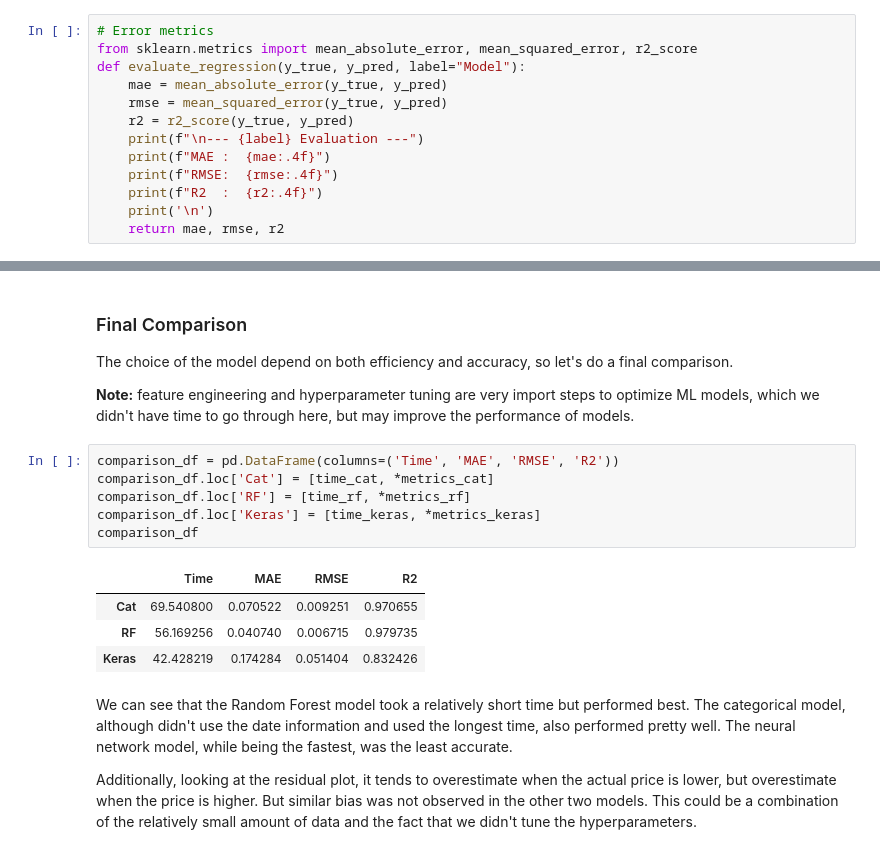
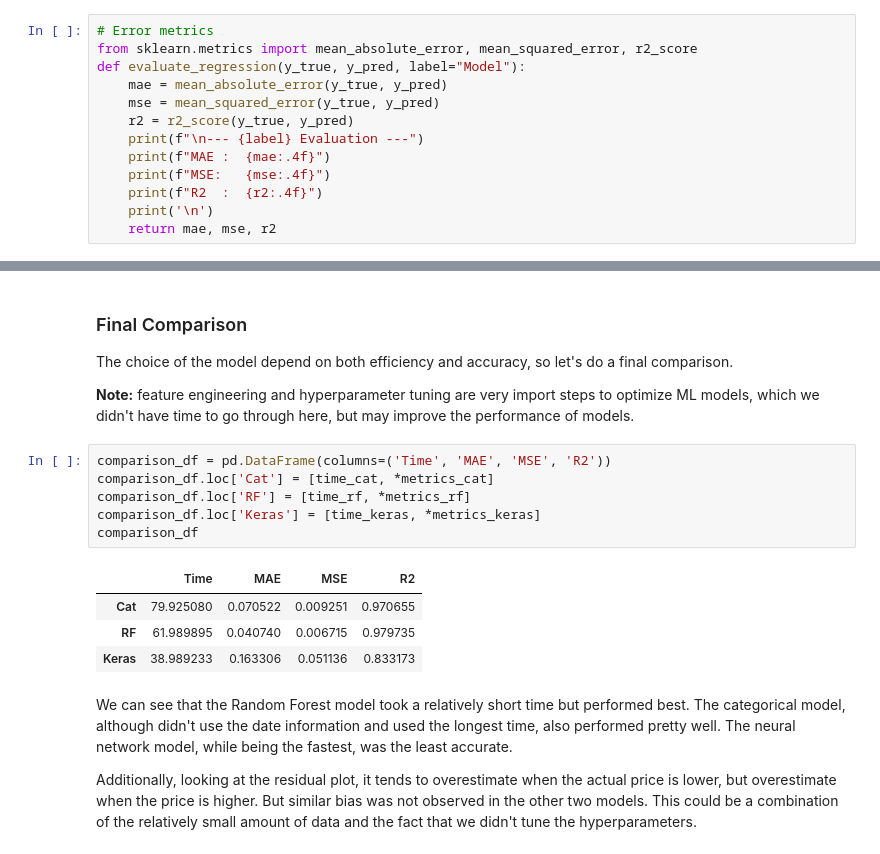
Before and after one commit to yalinli2/EnvEtools, a Jupyter notebook: course_modules/2_USDA_MyMarketNews_ML.ipynb, the cells around one changed output, grey strips where cells are left out. Drawn from its saved outputs; the diff is of its cells as text.

```diff
--- a/course_modules/2_USDA_MyMarketNews_ML.ipynb
+++ b/course_modules/2_USDA_MyMarketNews_ML.ipynb
@@ -92,14 +92,14 @@ y_true = y_test.values
 from sklearn.metrics import mean_absolute_error, mean_squared_error, r2_score
 def evaluate_regression(y_true, y_pred, label="Model"):
     mae = mean_absolute_error(y_true, y_pred)
-    rmse = mean_squared_error(y_true, y_pred)
+    mse = mean_squared_error(y_true, y_pred)
     r2 = r2_score(y_true, y_pred)
     print(f"\n--- {label} Evaluation ---")
     print(f"MAE :  {mae:.4f}")
-    print(f"RMSE:  {rmse:.4f}")
+    print(f"MSE:   {mse:.4f}")
     print(f"R2  :  {r2:.4f}")
     print('\n')
-    return mae, rmse, r2
+    return mae, mse, r2
 # %% [markdown]
 #### Conceptual figure:
 * $y_i$ is true value
@@ -394,16 +394,16 @@ The choice of the model depend on both efficiency and accuracy, so let's do a fi
 
 **Note:** feature engineering and hyperparameter tuning are very import steps to optimize ML models, which we didn't have time to go through here, but may improve the performance of models.
 # %%
-comparison_df = pd.DataFrame(columns=('Time', 'MAE', 'RMSE', 'R2'))
+comparison_df = pd.DataFrame(columns=('Time', 'MAE', 'MSE', 'R2'))
 comparison_df.loc['Cat'] = [time_cat, *metrics_cat]
 comparison_df.loc['RF'] = [time_rf, *metrics_rf]
 comparison_df.loc['Keras'] = [time_keras, *metrics_keras]
 comparison_df
 # %% [output]
-|  | Time | MAE | RMSE | R2 |
-| Cat | 69.540800 | 0.070522 | 0.009251 | 0.970655 |
-| RF | 56.169256 | 0.040740 | 0.006715 | 0.979735 |
-| Keras | 42.428219 | 0.174284 | 0.051404 | 0.832426 |
+|  | Time | MAE | MSE | R2 |
+| Cat | 79.925080 | 0.070522 | 0.009251 | 0.970655 |
+| RF | 61.989895 | 0.040740 | 0.006715 | 0.979735 |
+| Keras | 38.989233 | 0.163306 | 0.051136 | 0.833173 |
 # %% [markdown]
 We can see that the Random Forest model took a relatively short time but performed best. The categorical model, although didn't use the date information and used the longest time, also performed pretty well. The neural network model, while being the fastest, was the least accurate.
 
```
Also changed, not shown: parts of 8 cells of this notebook.
